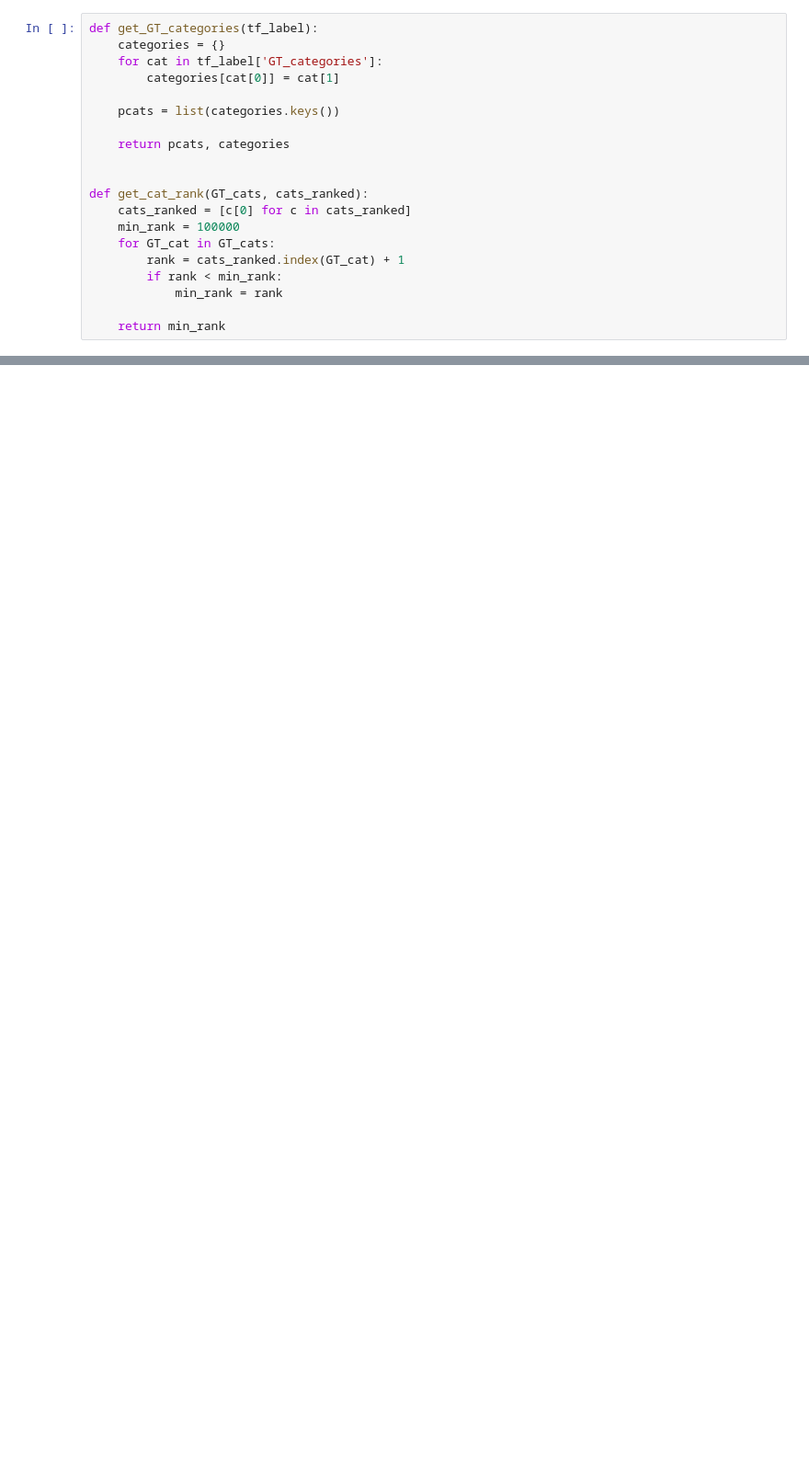
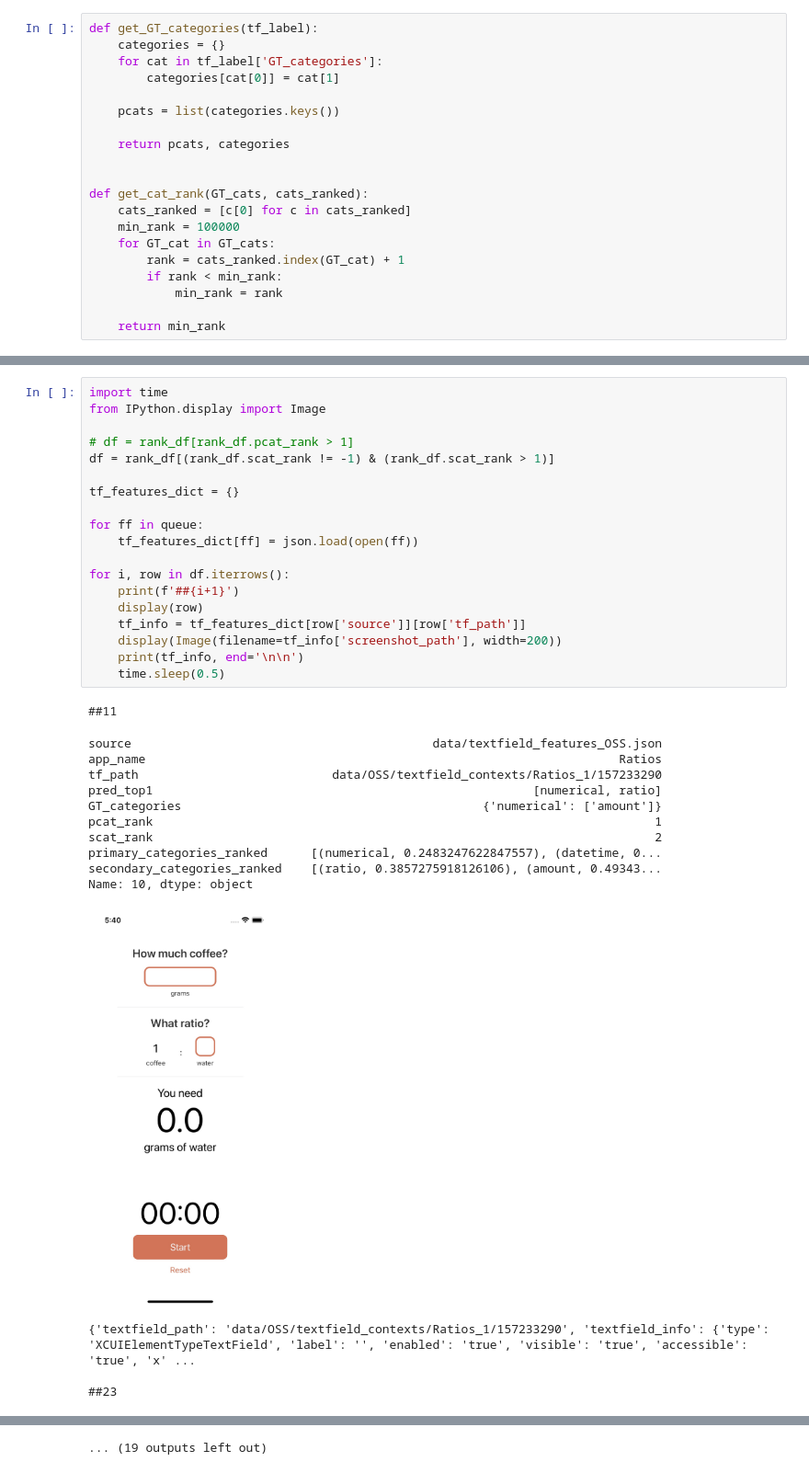
Before and after one commit to coinse/gui-text-input-generator, a Jupyter notebook: Category Evalulation.ipynb, the cells around one changed output, grey strips where cells are left out. Shown at 92% size. Cells and saved outputs as stored; diff of their text form; blank space fills up the shorter version.

```diff
--- a/Category Evalulation.ipynb
+++ b/Category Evalulation.ipynb
@@ -153,0 +161,35 @@ rank_df
+# %%
+import time
+from IPython.display import Image
+
+# df = rank_df[rank_df.pcat_rank > 1]
+df = rank_df[(rank_df.scat_rank != -1) & (rank_df.scat_rank > 1)]
+
+tf_features_dict = {}
+
+for ff in queue:
+    tf_features_dict[ff] = json.load(open(ff))
+
+for i, row in df.iterrows():
+    print(f'##{i+1}')
+    display(row)
+    tf_info = tf_features_dict[row['source']][row['tf_path']]
+    display(Image(filename=tf_info['screenshot_path'], width=200))
+    print(tf_info, end='\n\n')
+    time.sleep(0.5)
+# %% [output]
+##11
+source                                          data/textfield_features_OSS.json
+app_name                                                                  Ratios
+tf_path                           data/OSS/textfield_contexts/Ratios_1/157233290
+pred_top1                                                     [numerical, ratio]
+GT_categories                                          {'numerical': ['amount']}
+pcat_rank                                                                      1
+scat_rank                                                                      2
+primary_categories_ranked      [(numerical, 0.2483247622847557), (datetime, 0...
+secondary_categories_ranked    [(ratio, 0.3857275918126106), (amount, 0.49343...
+Name: 10, dtype: object
+[figure, added]
+{'textfield_path': 'data/OSS/textfield_contexts/Ratios_1/157233290', 'textfield_info': {'type': 'XCUIElementTypeTextField', 'label': '', 'enabled': 'true', 'visible': 'true', 'accessible': 'true', 'x' ...
+
+##23
@@ -153,0 +235 @@ rank_df
+... (19 outputs left out)
```
Also changed, not shown: parts of 9 cells of this notebook, 6 other files.
